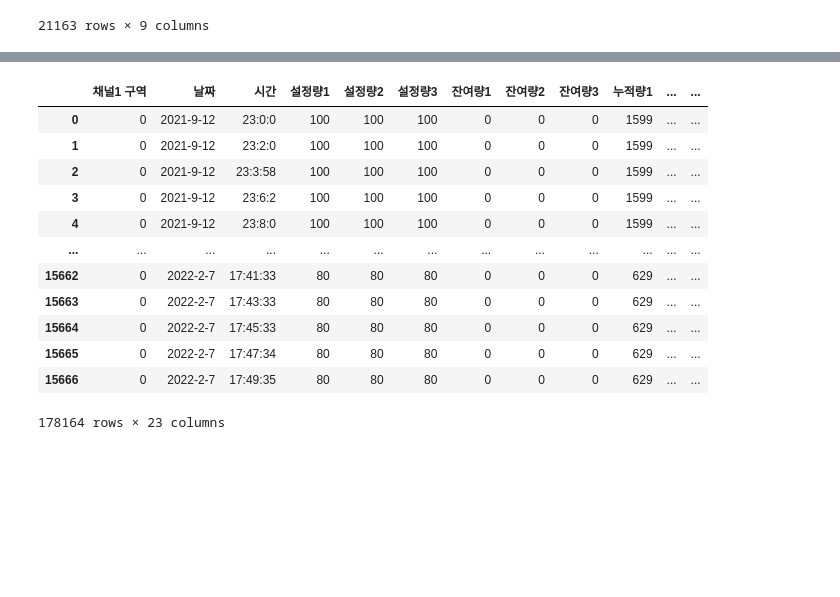
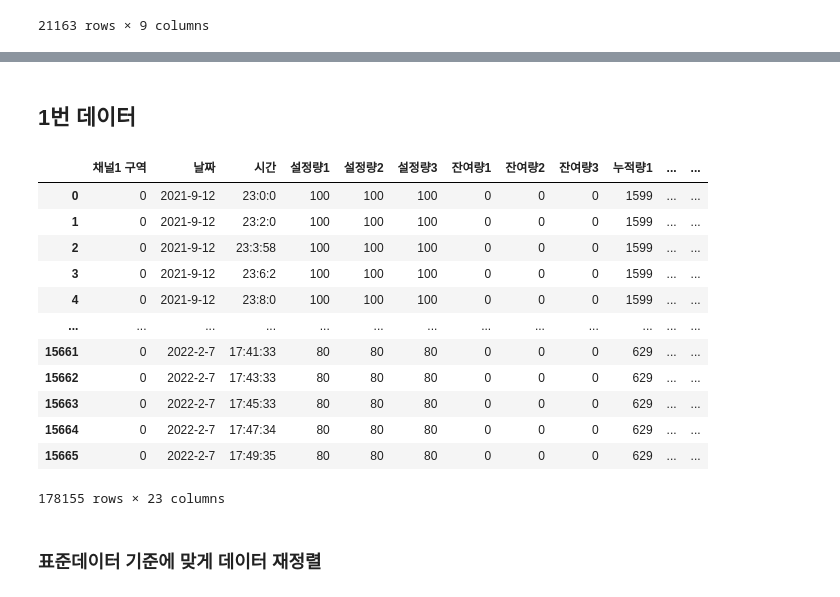
Before and after one commit to naleetwo/FinalProject, a Jupyter notebook: Code/jinseok/farm1_env_data.ipynb, the cells around one changed output, grey strips where cells are left out. Drawn from its saved outputs; the diff is of its cells as text; code cells hidden in the pictures; blank space fills up the shorter version.

```diff
--- a/Code/jinseok/farm1_env_data.ipynb
+++ b/Code/jinseok/farm1_env_data.ipynb
@@ -217,19 +258,19 @@ dfs_0[15]
 | 21162 | 22600 | 18.504 | 17.900 | 19.526 | 0 | 4.793 | 5.783 | 8.038 | 220117-1639 |
 21163 rows × 9 columns
 # %%
-con_df1 = pd.concat([dfs_0[0], dfs_0[1]], axis = 0)
-con_df2 = pd.concat([con_df1, dfs_0[2]], axis = 0)
-con_df3 = pd.concat([con_df2, dfs_0[3]], axis = 0)
-con_df4 = pd.concat([con_df3, dfs_0[4]], axis = 0)
-con_df5 = pd.concat([con_df4, dfs_0[5]], axis = 0)
-con_df6 = pd.concat([con_df5, dfs_0[6]], axis = 0)
-con_df7 = pd.concat([con_df6, dfs_0[7]], axis = 0)
-con_df8 = pd.concat([con_df7, dfs_0[8]], axis = 0)
-con_df9 = pd.concat([con_df8, dfs_0[9]], axis = 0)
-con_df10 = pd.concat([con_df9, dfs_0[10]], axis = 0)
-con_df11 = pd.concat([con_df10, dfs_0[11]], axis = 0)
-con_df12 = pd.concat([con_df11, dfs_0[12]], axis = 0)
-con_df13 = pd.concat([con_df12, dfs_0[13]], axis = 0)
-con_df14 = pd.concat([con_df13, dfs_0[14]], axis = 0)
-con_df15 = pd.concat([con_df14, dfs_0[16]], axis = 0)
-con_df16 = pd.concat([con_df15, dfs_0[17]], axis = 0)
+con_df1 = pd.concat([a[0], a[1]], axis = 0)
+con_df2 = pd.concat([con_df1, a[2]], axis = 0)
+con_df3 = pd.concat([con_df2, a[3]], axis = 0)
+con_df4 = pd.concat([con_df3, a[4]], axis = 0)
+con_df5 = pd.concat([con_df4, a[5]], axis = 0)
+con_df6 = pd.concat([con_df5, a[6]], axis = 0)
+con_df7 = pd.concat([con_df6, a[7]], axis = 0)
+con_df8 = pd.concat([con_df7, a[8]], axis = 0)
+con_df9 = pd.concat([con_df8, a[9]], axis = 0)
+con_df10 = pd.concat([con_df9, a[10]], axis = 0)
+con_df11 = pd.concat([con_df10, a[11]], axis = 0)
+con_df12 = pd.concat([con_df11, a[12]], axis = 0)
+con_df13 = pd.concat([con_df12, a[13]], axis = 0)
+con_df14 = pd.concat([con_df13, a[14]], axis = 0)
+con_df15 = pd.concat([con_df14, a[16]], axis = 0)
+con_df16 = pd.concat([con_df15, a[17]], axis = 0)
@@ -235,0 +292,9 @@ con_df16 = pd.concat([con_df15, dfs_0[17]], axis = 0)
+# %%
+# 띄어쓰기 난무되어있는 컬럼명 수정 후 변수저장
+cols = ['채널1 구역', '날짜', '시간', '설정량1', '설정량2', '설정량3', '잔여량1',
+       '잔여량2', '잔여량3', '누적량1', '누적량2', '누적량3', '시작', '종료',
+       '설정EC(dS)', '현재EC(dS)', '설정PH(pH)', '현재PH(pH)', '일출시간',
+       '일몰시간', '현재일사(W)', '누적일사(J)', 'J/Day']
+
+con_df16.columns = cols
+con_df16.info()
@@ -236,17 +319,21 @@ con_df16 = pd.concat([con_df15, dfs_0[17]], axis = 0)
+# %%
+df_11 = con_df16
+# %% [markdown]
+## 1번 데이터
 # %%
-df = con_df16
+df = df_11
 df
 # %% [output]
 |  | 채널1 구역 | 날짜 | 시간 | 설정량1 | 설정량2 | 설정량3 | 잔여량1 | 잔여량2 | 잔여량3 | 누적량1 | ... | ... |
 | 0 | 0 | 2021-9-12 | 23:0:0 | 100 | 100 | 100 | 0 | 0 | 0 | 1599 | ... | ... |
 | 1 | 0 | 2021-9-12 | 23:2:0 | 100 | 100 | 100 | 0 | 0 | 0 | 1599 | ... | ... |
 | 2 | 0 | 2021-9-12 | 23:3:58 | 100 | 100 | 100 | 0 | 0 | 0 | 1599 | ... | ... |
 | 3 | 0 | 2021-9-12 | 23:6:2 | 100 | 100 | 100 | 0 | 0 | 0 | 1599 | ... | ... |
 | 4 | 0 | 2021-9-12 | 23:8:0 | 100 | 100 | 100 | 0 | 0 | 0 | 1599 | ... | ... |
 | ... | ... | ... | ... | ... | ... | ... | ... | ... | ... | ... | ... | ... |
-| 15662 | 0 | 2022-2-7 | 17:41:33 | 80 | 80 | 80 | 0 | 0 | 0 | 629 | ... | ... |
-| 15663 | 0 | 2022-2-7 | 17:43:33 | 80 | 80 | 80 | 0 | 0 | 0 | 629 | ... | ... |
-| 15664 | 0 | 2022-2-7 | 17:45:33 | 80 | 80 | 80 | 0 | 0 | 0 | 629 | ... | ... |
-| 15665 | 0 | 2022-2-7 | 17:47:34 | 80 | 80 | 80 | 0 | 0 | 0 | 629 | ... | ... |
-| 15666 | 0 | 2022-2-7 | 17:49:35 | 80 | 80 | 80 | 0 | 0 | 0 | 629 | ... | ... |
+| 15661 | 0 | 2022-2-7 | 17:41:33 | 80 | 80 | 80 | 0 | 0 | 0 | 629 | ... | ... |
+| 15662 | 0 | 2022-2-7 | 17:43:33 | 80 | 80 | 80 | 0 | 0 | 0 | 629 | ... | ... |
+| 15663 | 0 | 2022-2-7 | 17:45:33 | 80 | 80 | 80 | 0 | 0 | 0 | 629 | ... | ... |
+| 15664 | 0 | 2022-2-7 | 17:47:34 | 80 | 80 | 80 | 0 | 0 | 0 | 629 | ... | ... |
+| 15665 | 0 | 2022-2-7 | 17:49:35 | 80 | 80 | 80 | 0 | 0 | 0 | 629 | ... | ... |
-178164 rows × 23 columns
+178155 rows × 23 columns
@@ -252,0 +342,2 @@ df
+# %% [markdown]
+### 표준데이터 기준에 맞게 데이터 재정렬
```
Also changed, not shown: parts of 49 cells of this notebook, 3 other files.
